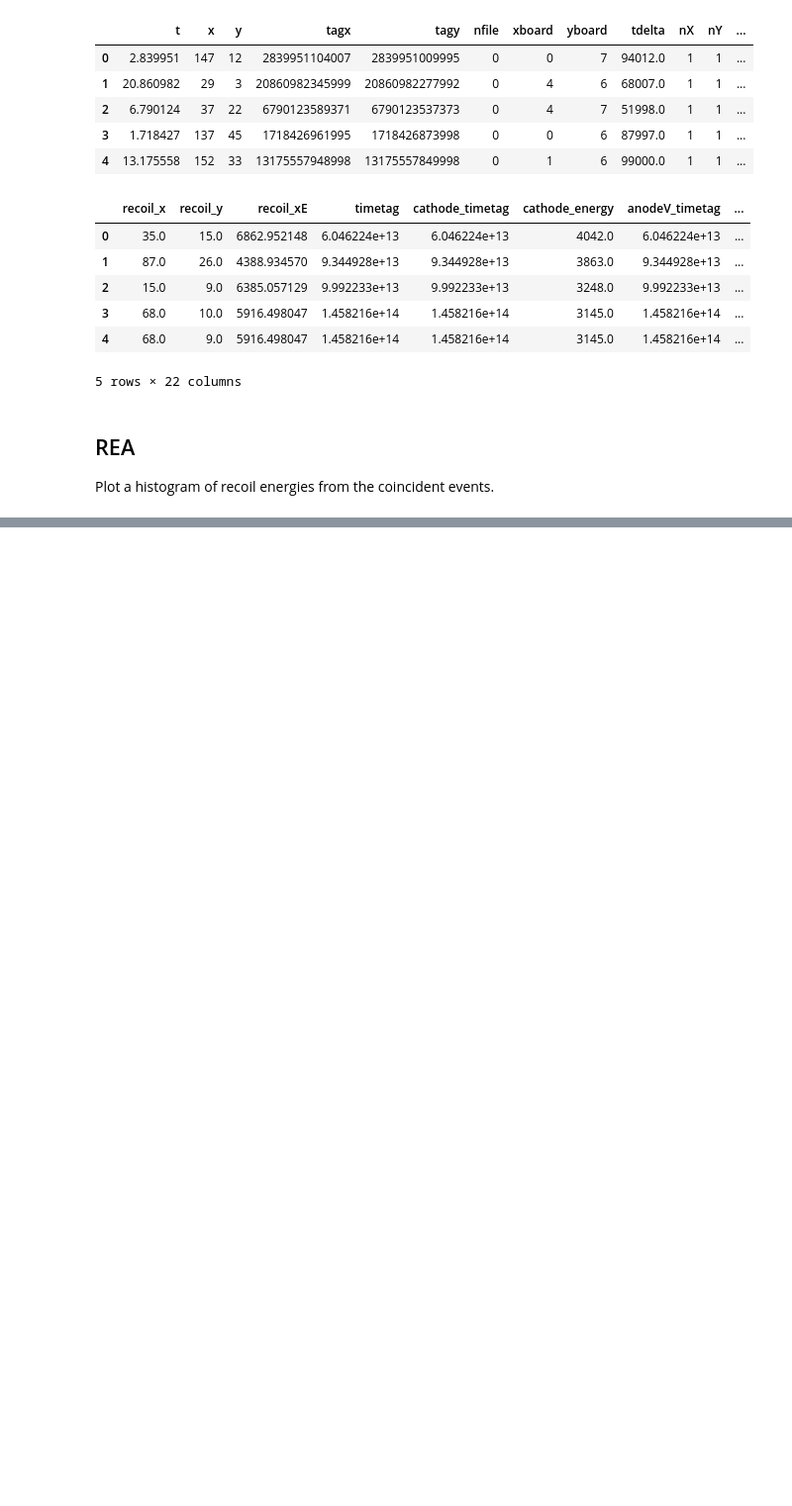
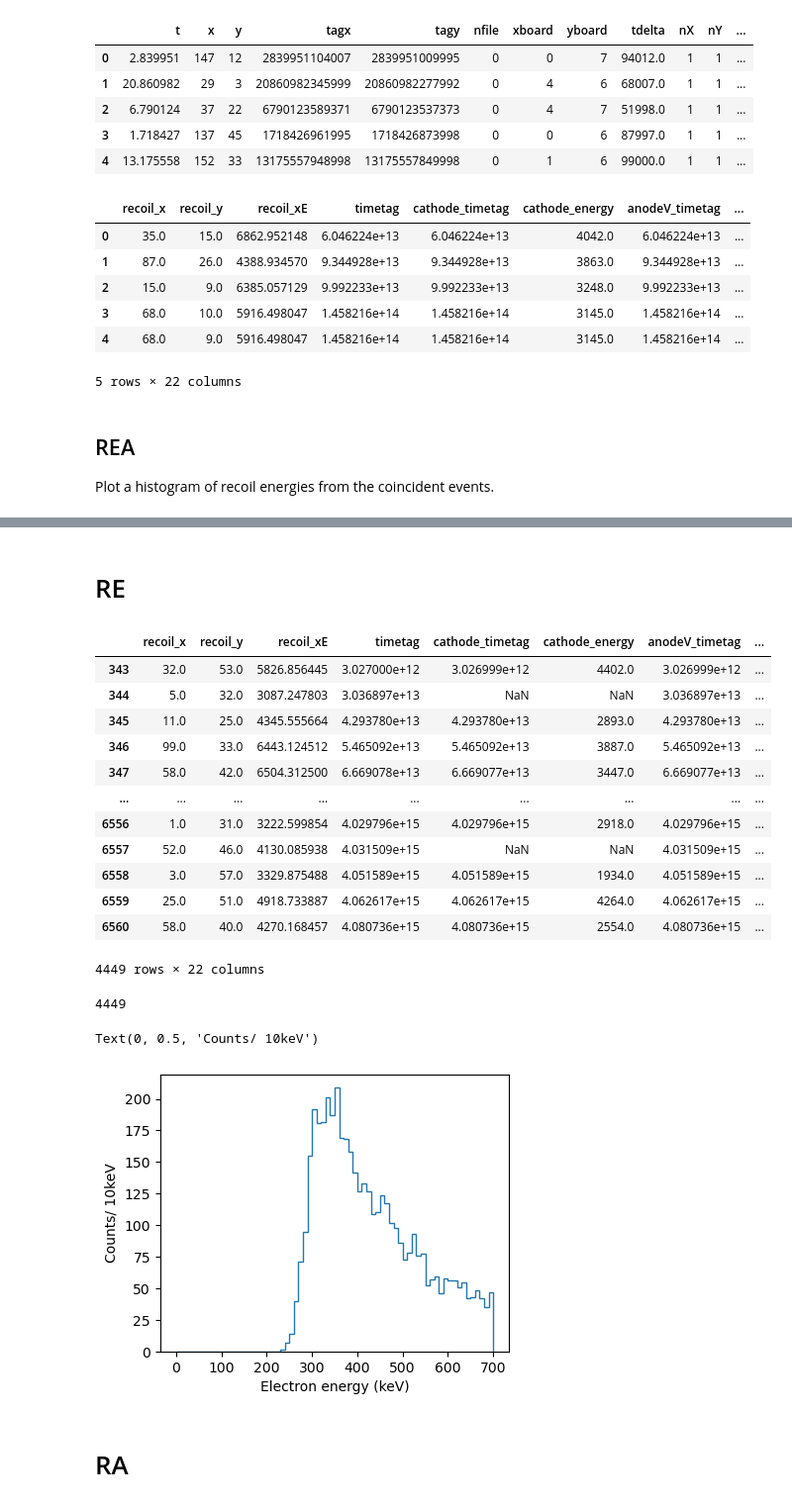
Before and after one commit to JChads4/ppac_code, a Jupyter notebook: analysis_notebook.ipynb, the cells around one changed output, grey strips where cells are left out. Shown: that part at 99% size. Saved outputs shown, nothing was run; the diff lists cells and outputs as text; code cells hidden in the pictures; blank space fills up the shorter version.

```diff
--- a/analysis_notebook.ipynb
+++ b/analysis_notebook.ipynb
@@ -139,0 +116,31 @@ Text(0, 0.5, 'Counts/ 40keV')
+# %% [markdown]
+# RE
+# %%
+df = data["final_correlated"]
+df_RE = df[df["chain"] == "RE"]
+display(df_RE)
+print(len(df_RE))
+plt.figure(figsize=(10,8))
+plt.subplot(221)
+plt.hist(df_RE['electron_xE'], histtype='step',bins=70, range=(0,700))
+plt.xlabel('Electron energy (keV)')
+plt.ylabel(r'Counts/ 10keV')
+# %% [output]
+|  | recoil_x | recoil_y | recoil_xE | timetag | cathode_timetag | cathode_energy | anodeV_timetag | ... |
+| 343 | 32.0 | 53.0 | 5826.856445 | 3.027000e+12 | 3.026999e+12 | 4402.0 | 3.026999e+12 | ... |
+| 344 | 5.0 | 32.0 | 3087.247803 | 3.036897e+13 | NaN | NaN | 3.036897e+13 | ... |
+| 345 | 11.0 | 25.0 | 4345.555664 | 4.293780e+13 | 4.293780e+13 | 2893.0 | 4.293780e+13 | ... |
+| 346 | 99.0 | 33.0 | 6443.124512 | 5.465092e+13 | 5.465092e+13 | 3887.0 | 5.465092e+13 | ... |
+| 347 | 58.0 | 42.0 | 6504.312500 | 6.669078e+13 | 6.669077e+13 | 3447.0 | 6.669077e+13 | ... |
+| ... | ... | ... | ... | ... | ... | ... | ... | ... |
+| 6556 | 1.0 | 31.0 | 3222.599854 | 4.029796e+15 | 4.029796e+15 | 2918.0 | 4.029796e+15 | ... |
+| 6557 | 52.0 | 46.0 | 4130.085938 | 4.031509e+15 | NaN | NaN | 4.031509e+15 | ... |
+| 6558 | 3.0 | 57.0 | 3329.875488 | 4.051589e+15 | 4.051589e+15 | 1934.0 | 4.051589e+15 | ... |
+| 6559 | 25.0 | 51.0 | 4918.733887 | 4.062617e+15 | 4.062617e+15 | 4264.0 | 4.062617e+15 | ... |
+| 6560 | 58.0 | 40.0 | 4270.168457 | 4.080736e+15 | 4.080736e+15 | 2554.0 | 4.080736e+15 | ... |
+4449 rows × 22 columns
+4449
+Text(0, 0.5, 'Counts/ 10keV')
+[figure, added]
+# %% [markdown]
+# RA
```
Also changed, not shown: parts of 5 cells of this notebook, 1 other file.
